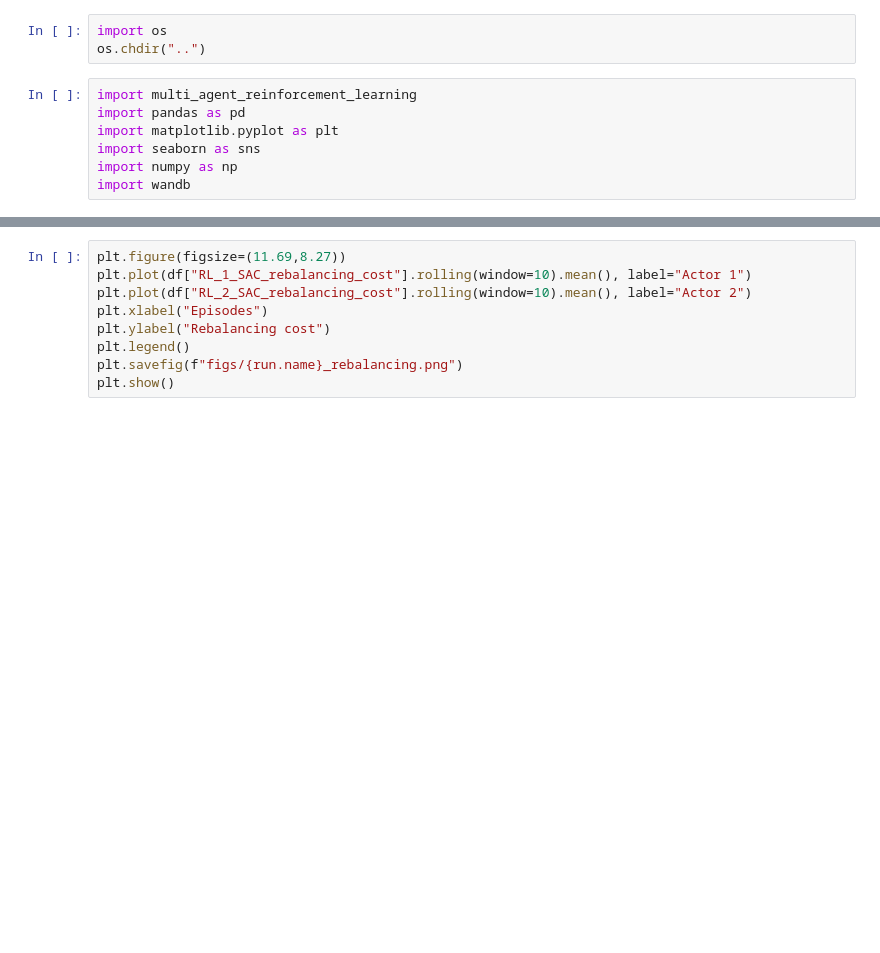
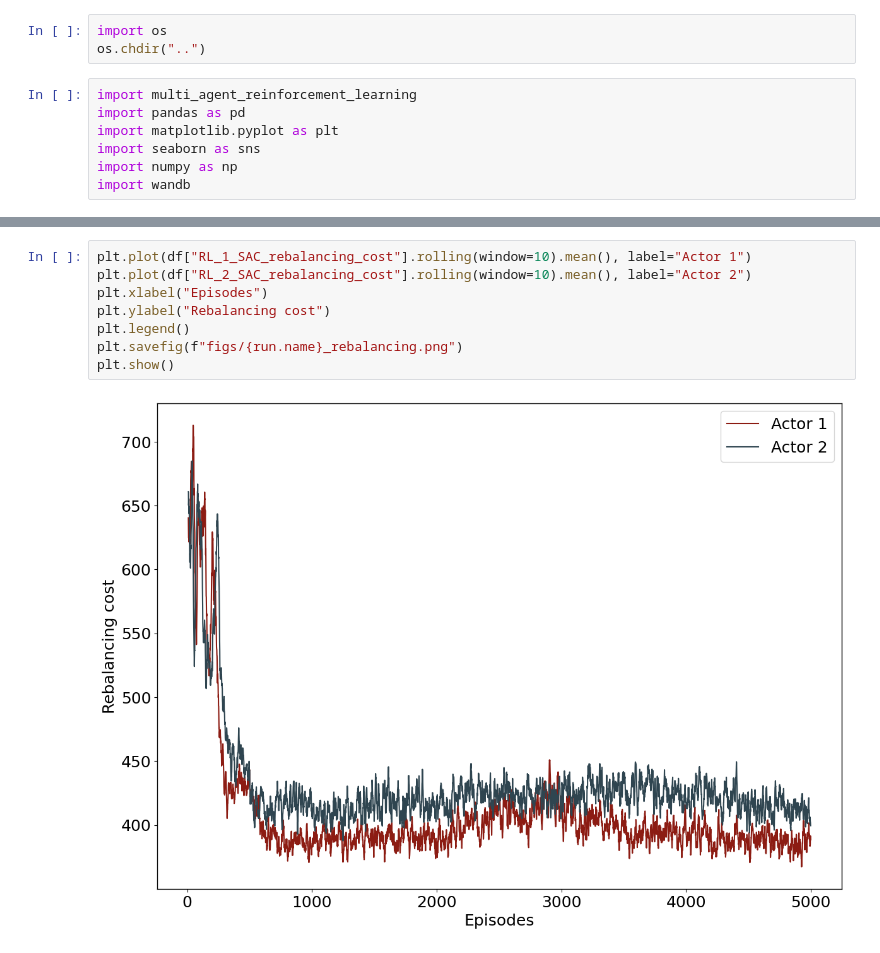
Before and after one commit to Jungar111/multi_agent_reinforcement_learning, a Jupyter notebook: notebooks/plots_for_thesis.ipynb, the cells around one changed output, grey strips where cells are left out. Drawn from its saved outputs; the diff is of its cells as text; blank space fills up the shorter version.

```diff
--- a/notebooks/plots_for_thesis.ipynb
+++ b/notebooks/plots_for_thesis.ipynb
@@ -31,9 +33,10 @@ plt.show()
 # %%
-plt.figure(figsize=(11.69,8.27))
 plt.plot(df["RL_1_SAC_rebalancing_cost"].rolling(window=10).mean(), label="Actor 1")
 plt.plot(df["RL_2_SAC_rebalancing_cost"].rolling(window=10).mean(), label="Actor 2")
 plt.xlabel("Episodes")
 plt.ylabel("Rebalancing cost")
 plt.legend()
 plt.savefig(f"figs/{run.name}_rebalancing.png")
 plt.show()
+# %% [output]
+[figure, added]
```
Also changed, not shown: parts of 6 cells of this notebook.
